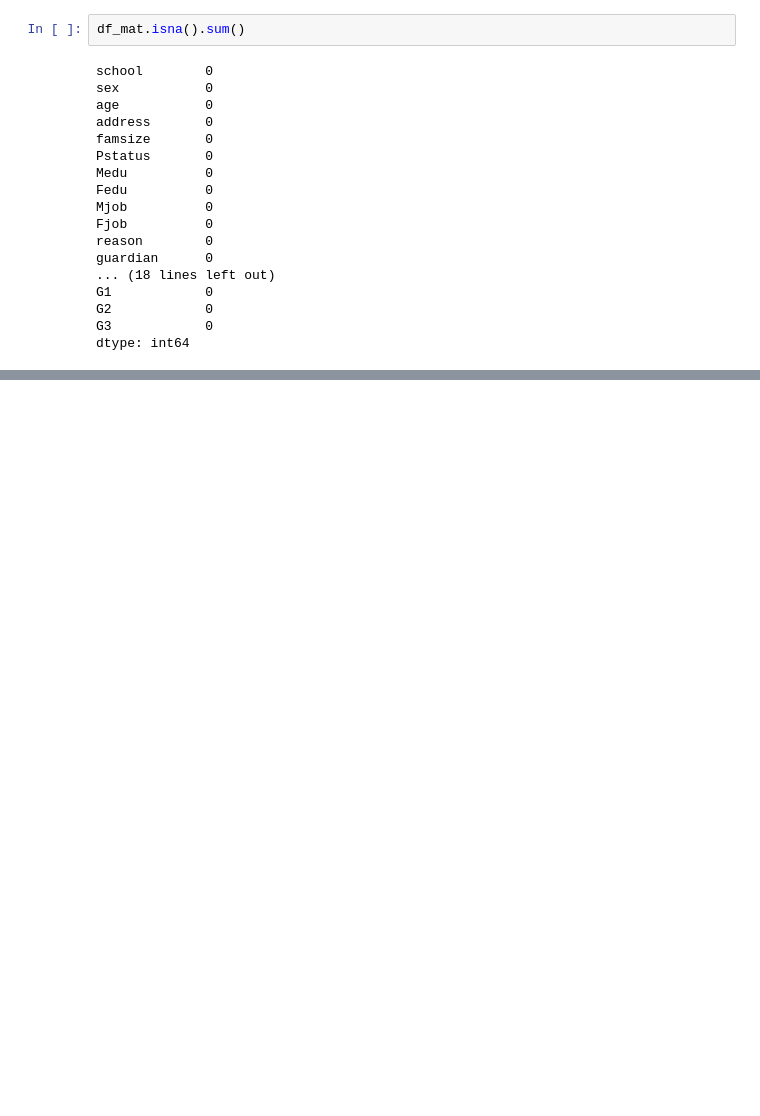
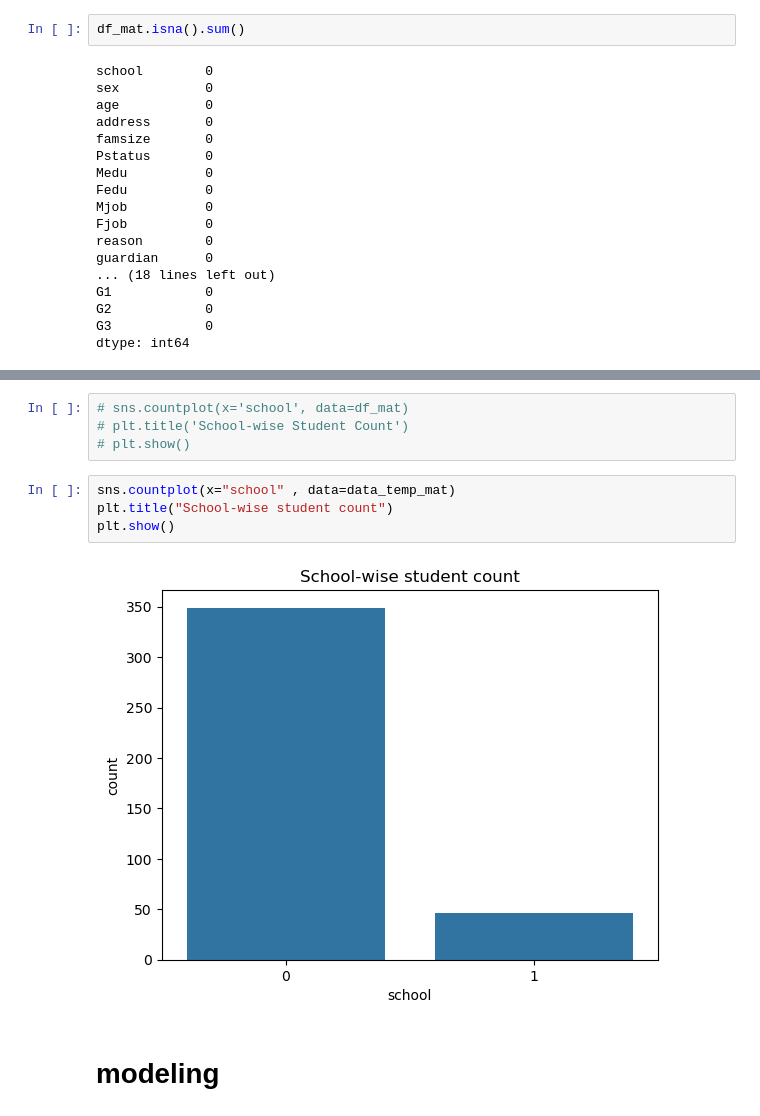
Before and after one commit to SaiPh3r/student-marks-machine_Learning, a Jupyter notebook: student.ipynb, the cells around one changed output, grey strips where cells are left out. Saved outputs shown, nothing was run; the diff lists cells and outputs as text; blank space fills up the shorter version.

```diff
--- a/student.ipynb
+++ b/student.ipynb
@@ -262,0 +381,12 @@ dtype: int64
+# %%
+# sns.countplot(x='school', data=df_mat)
+# plt.title('School-wise Student Count')
+# plt.show()
+# %%
+sns.countplot(x="school" , data=data_temp_mat)
+plt.title("School-wise student count")
+plt.show()
+# %% [output]
+[figure, added]
+# %% [markdown]
+# modeling
```
Also changed, not shown: parts of 13 cells of this notebook, 1 other file.
